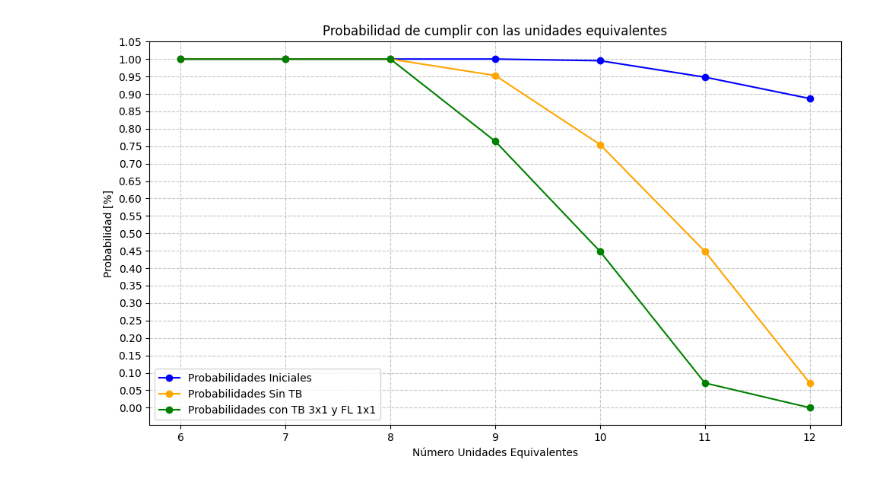
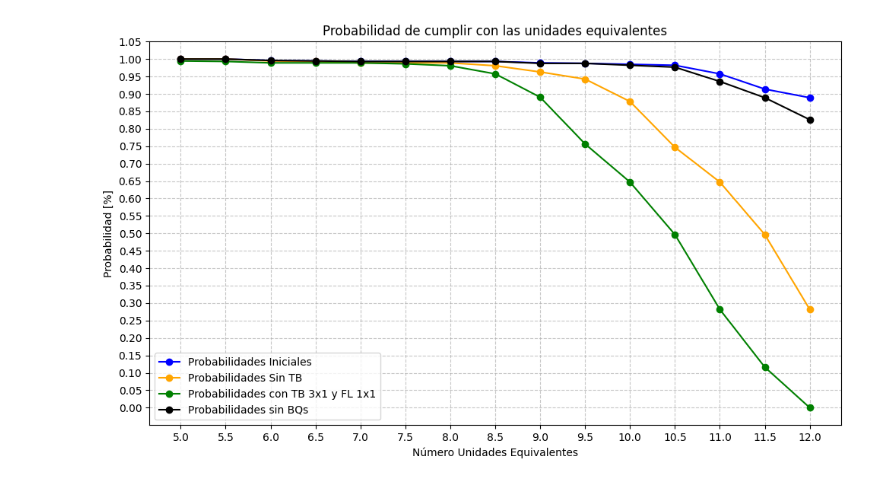
Before and after one commit to EdwarARL23/ScriptsPython, a Jupyter notebook: Unidades Equivalentes/ProbabilidadUE.ipynb, the cells around one changed output. Cells and saved outputs as stored; diff of their text form; code cells hidden in the pictures.

```diff
--- a/Unidades Equivalentes/ProbabilidadUE.ipynb
+++ b/Unidades Equivalentes/ProbabilidadUE.ipynb
@@ -76,6 +71,12 @@ df_DispU_sinTB = df_DispU_sinTB[~df_DispU_sinTB['planta'].isin(['TEBSA11 ', 'TEB
 df_DispU_sinTBF=df_DispU.copy()
 df_DispU_sinTBF = df_DispU_sinTBF[~df_DispU_sinTBF['planta'].isin(['TEBSA11 ', 'TEBSA12 ', 'TEBSA24 ','FLORES3 '])]
 
-df_DispU_sinTB.head(3)
+df_DispU_sinBQs=df_DispU.copy()
+df_DispU_sinBQs = df_DispU_sinBQs[~df_DispU_sinBQs['planta'].isin(['BARRANQUILLA3 ', 'BARRANQUILLA4 '])]
+
+df_DispU_sinCtgs=df_DispU.copy()
+df_DispU_sinCtgs = df_DispU_sinCtgs[~df_DispU_sinCtgs['planta'].isin(['CARTAGENA1 ','CARTAGENA2 ','CARTAGENA3 ','BARRANQUILLA3 ', 'BARRANQUILLA4 '])]
+
+df_DispU_sinTB.head(10)
 # %% [output]
 |  | fechaoperacion | planta | flag | Peso | PesoDia |
@@ -86,9 +94,11 @@ df_DispU_sinTB.head(3)
 df_PesoDiaIni = df_DispU.groupby('fechaoperacion', as_index=False)['PesoDia'].sum().round(2)
 df_PesoDia_SinTB= df_DispU_sinTB.groupby('fechaoperacion', as_index=False)['PesoDia'].sum().round(2)
 df_DispU_sinTBF= df_DispU_sinTBF.groupby('fechaoperacion', as_index=False)['PesoDia'].sum().round(2)
+df_DispU_sinBQs= df_DispU_sinBQs.groupby('fechaoperacion', as_index=False)['PesoDia'].sum().round(2)
+df_DispU_sinCtgs = df_DispU_sinCtgs.groupby('fechaoperacion', as_index=False)['PesoDia'].sum().round(2)
 # %%
 # Valores de umbral
-thresholds = [12,11, 10, 9, 8, 7, 6]
+thresholds = [12,11.5,11,10.5,10,9.5,9,8.5,8,7.5,7,6.5,6,5.5,5]
 
 # Calcular probabilidades Inicial
 probabilitiesIni = [(df_PesoDiaIni['PesoDia'] >= threshold).mean() for threshold in thresholds]
@@ -98,3 +108,18 @@ probabilities_SinTB = [(df_PesoDia_SinTB['PesoDia'] >= threshold).mean() for thr
 
 # Calcular probabilidades Final
 probabilities_SinTBF = [(df_DispU_sinTBF['PesoDia'] >= threshold).mean() for threshold in thresholds]
+
+# Calcular probabilidades Final
+probabilities_SinBQs = [(df_DispU_sinBQs['PesoDia'] >= threshold).mean() for threshold in thresholds]
+
+# Calcular probabilidades Final
+probabilities_SinCtgs = [(df_DispU_sinCtgs['PesoDia'] >= threshold).mean() for threshold in thresholds]
+
+# Crear DataFrame con thresholds y probabilities_SinCtgs
+df_prob_SinCtgs = pd.DataFrame({
+    'thresholds': thresholds,
+    'probabilities_SinCtgs': probabilities_SinCtgs
+})
+
+# Mostrar el DataFrame
+df_prob_SinCtgs
@@ -101,21 +143,22 @@ probabilities_SinTBF = [(df_DispU_sinTBF['PesoDia'] >= threshold).mean() for thr
 # %%
 # Graficar las probabilidades
 plt.figure(figsize=(10, 6))
 plt.plot(thresholds, probabilitiesIni, marker='o', label='Probabilidades Iniciales', color='blue')
 plt.plot(thresholds, probabilities_SinTB, marker='o', label='Probabilidades Sin TB', color='orange')
 plt.plot(thresholds, probabilities_SinTBF, marker='o', label='Probabilidades con TB 3x1 y FL 1x1', color='green')
+plt.plot(thresholds, probabilities_SinBQs, marker='o', label='Probabilidades sin BQs', color='black')
 
 # Configurar el gráfico
 plt.title('Probabilidad de cumplir con las unidades equivalentes')
 plt.xlabel('Número Unidades Equivalentes')
 plt.ylabel('Probabilidad [%]')
 plt.xticks(thresholds)
 plt.yticks(np.arange(0, 1.1, 0.05))
 plt.grid(True, linestyle='--', alpha=0.7)
 plt.legend()
 plt.tight_layout()
 
 # Mostrar el gráfico
 plt.show()
 # %% [output]
-[figure, old version]
+[figure, new version]
```
Also changed, not shown: parts of 14 cells of this notebook, 10 other files.
